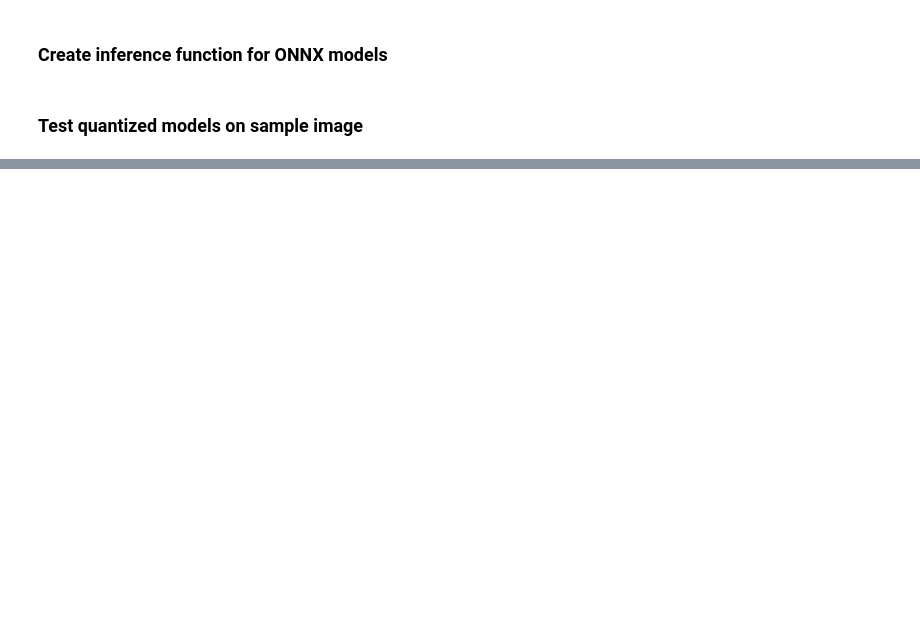
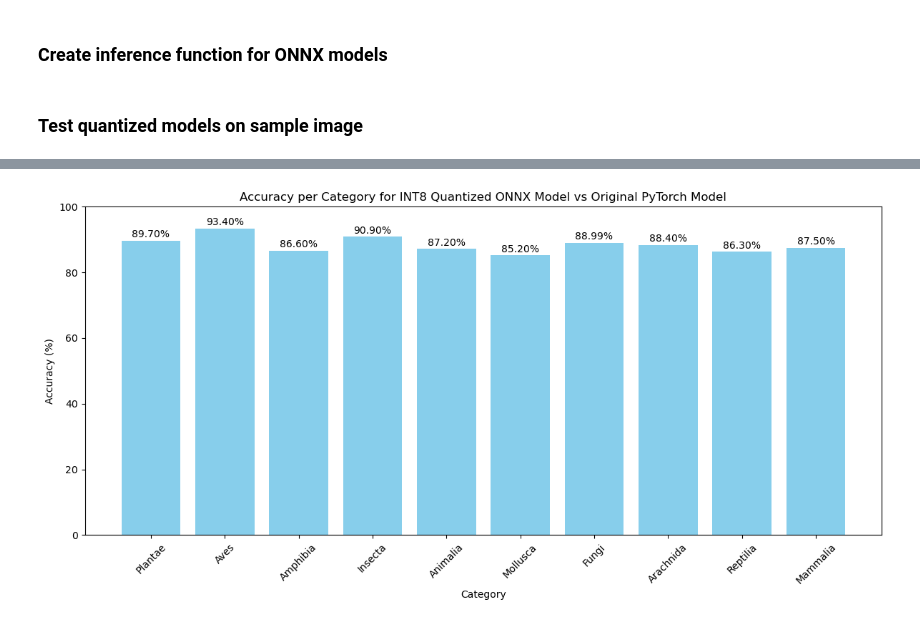
Before and after one commit to mahan-ym/BioClip2_Mobile, a Jupyter notebook: BioClip2_Download_Test.ipynb, the cells around one changed output, grey strips where cells are left out. Drawn from its saved outputs; the diff is of its cells as text; code cells hidden in the pictures; blank space fills up the shorter version.

Commit message:
compared the quantized model to the original one

```diff
--- a/BioClip2_Download_Test.ipynb
+++ b/BioClip2_Download_Test.ipynb
@@ -58,2 +59,11 @@ if not os.path.exists("animal_plant_samples"):
 model, preprocess_train, preprocess_val = open_clip.create_model_and_transforms('hf-hub:imageomics/bioclip-2')
 tokenizer = open_clip.get_tokenizer('hf-hub:imageomics/bioclip-2')
+# %%
+logit_scale_value = model.logit_scale.exp().item()
+print(f"Logit scale value: {logit_scale_value}")
+
+# Save it for later use
+import pickle
+
+with open("logit_scale.pkl", "wb") as f:
+    pickle.dump(logit_scale_value, f)
@@ -313,0 +403,35 @@ SUMMARY:
+# %%
+# Display the report results for each category
+import matplotlib.pyplot as plt
+category_correct = {}
+
+with open("accuracy_report.txt", "r") as report_file:
+    report_lines = report_file.readlines()
+categories = []
+accuracies = []
+for line in report_lines[2:]:
+    if line.startswith("Category"):
+        parts = line.split("'")
+        category = parts[1]
+        correct_total = parts[2].split("correct images with total of")
+        correct = int(correct_total[0].removeprefix(": ").strip())
+        total = int(correct_total[1].strip().split()[0])
+        accuracy = correct / total * 100
+        categories.append(category)
+        accuracies.append(accuracy)
+
+# Plotting
+plt.figure(figsize=(12, 6))
+plt.bar(categories, accuracies, color='skyblue')
+plt.xlabel('Category')
+plt.ylabel('Accuracy (%)')
+plt.title('Accuracy per Category for INT8 Quantized ONNX Model vs Original PyTorch Model')
+plt.ylim(0, 100)
+plt.xticks(rotation=45)
+for i, v in enumerate(accuracies):
+    plt.text(i, v + 1, f"{v:.2f}%", ha='center')
+plt.tight_layout()
+plt.savefig("accuracy_per_category.png")
+plt.show()
+# %% [output]
+[figure, added]
```
Also changed, not shown: parts of 13 cells of this notebook, 3 other files.
